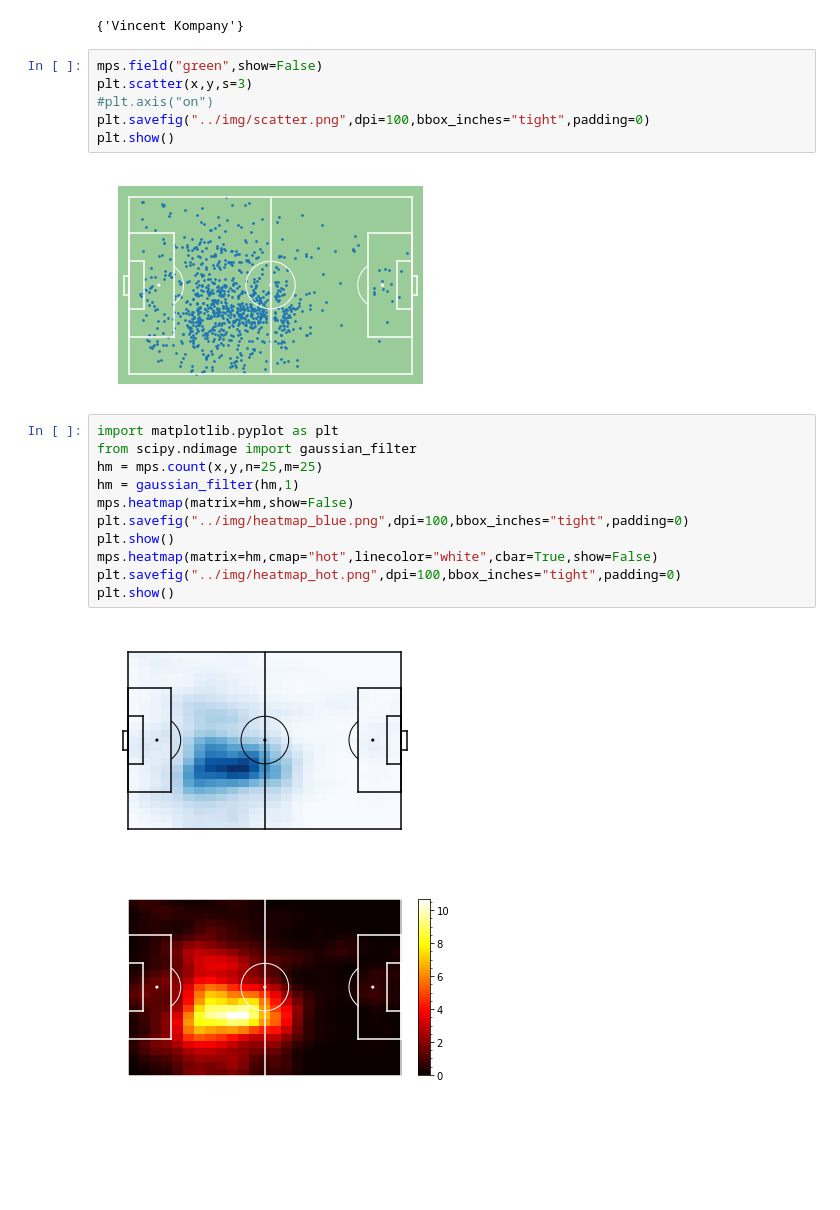
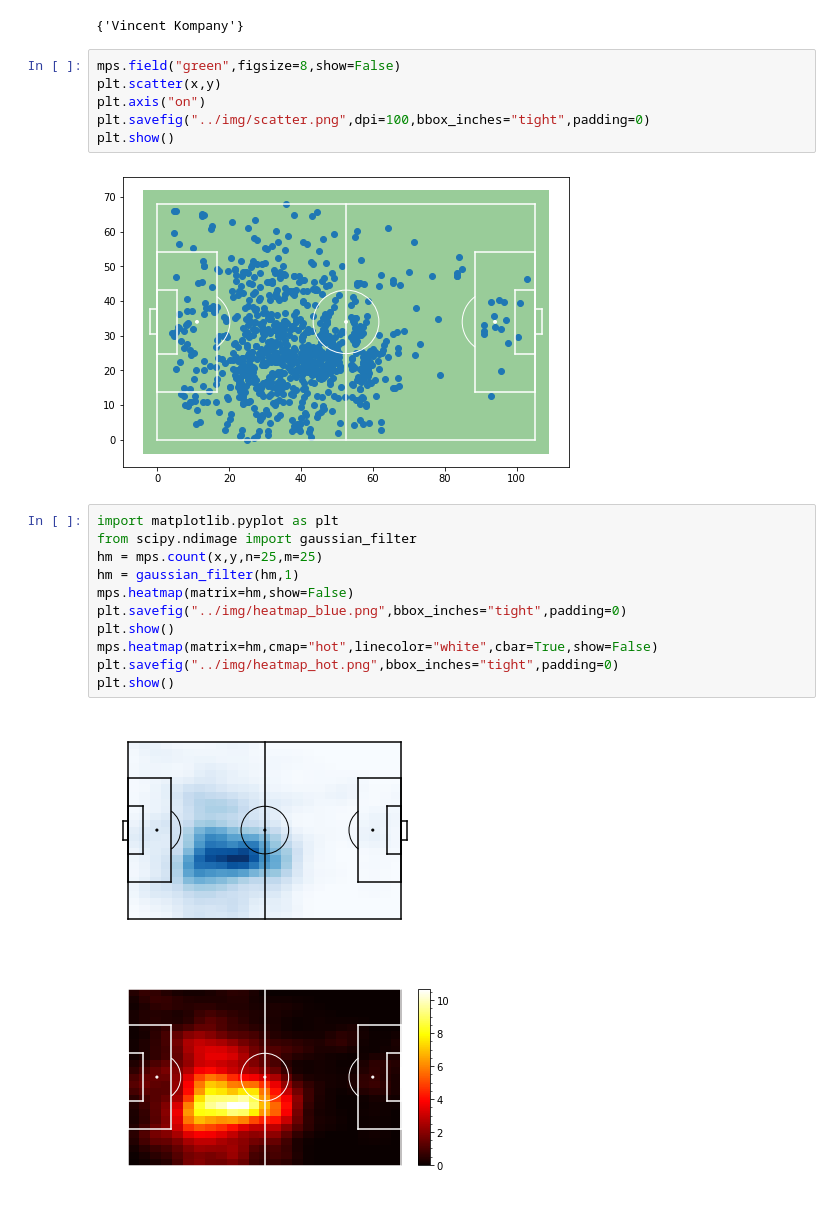
Before and after one commit to TomDecroos/matplotsoccer, a Jupyter notebook: public-notebooks/2-heatmap.ipynb, the cells around one changed output. Drawn from its saved outputs; the diff is of its cells as text; blank space fills up the shorter version.

Commit message:
new images

```diff
--- a/public-notebooks/2-heatmap.ipynb
+++ b/public-notebooks/2-heatmap.ipynb
@@ -53,23 +51,23 @@ y = pa.start_y
 # %% [output]
 {'Vincent Kompany'}
 # %%
-mps.field("green",show=False)
-plt.scatter(x,y,s=3)
-#plt.axis("on")
+mps.field("green",figsize=8,show=False)
+plt.scatter(x,y)
+plt.axis("on")
 plt.savefig("../img/scatter.png",dpi=100,bbox_inches="tight",padding=0)
 plt.show()
 # %% [output]
-[figure, old version]
+[figure, new version]
 # %%
 import matplotlib.pyplot as plt
 from scipy.ndimage import gaussian_filter
 hm = mps.count(x,y,n=25,m=25)
 hm = gaussian_filter(hm,1)
 mps.heatmap(matrix=hm,show=False)
-plt.savefig("../img/heatmap_blue.png",dpi=100,bbox_inches="tight",padding=0)
+plt.savefig("../img/heatmap_blue.png",bbox_inches="tight",padding=0)
 plt.show()
 mps.heatmap(matrix=hm,cmap="hot",linecolor="white",cbar=True,show=False)
-plt.savefig("../img/heatmap_hot.png",dpi=100,bbox_inches="tight",padding=0)
+plt.savefig("../img/heatmap_hot.png",bbox_inches="tight",padding=0)
 plt.show()
 # %% [output]
 [figure]
```
Also changed, not shown: parts of 2 cells of this notebook, 7 other files.
